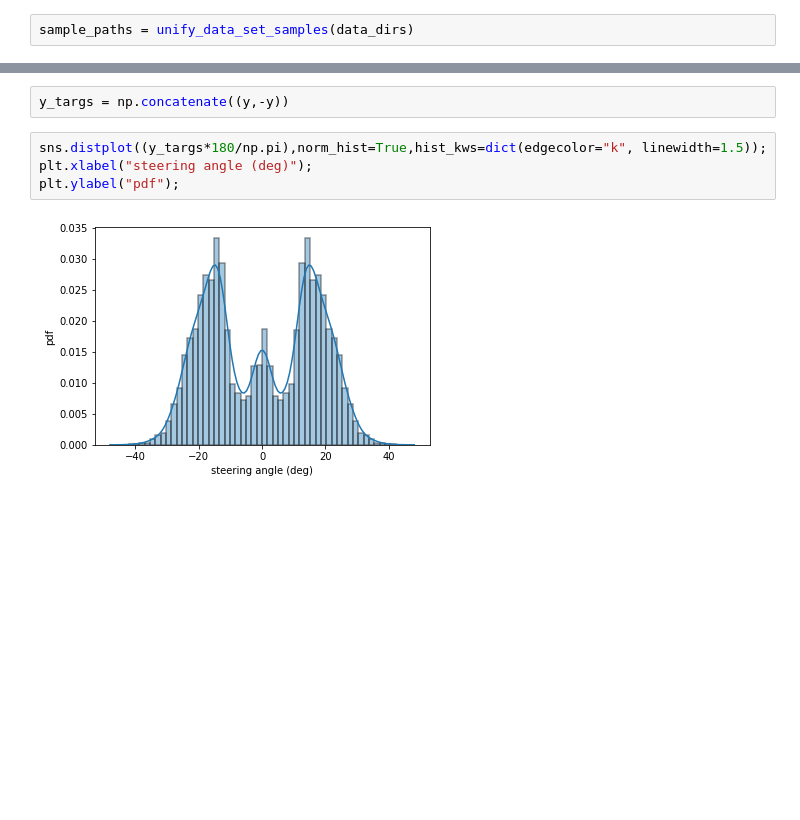
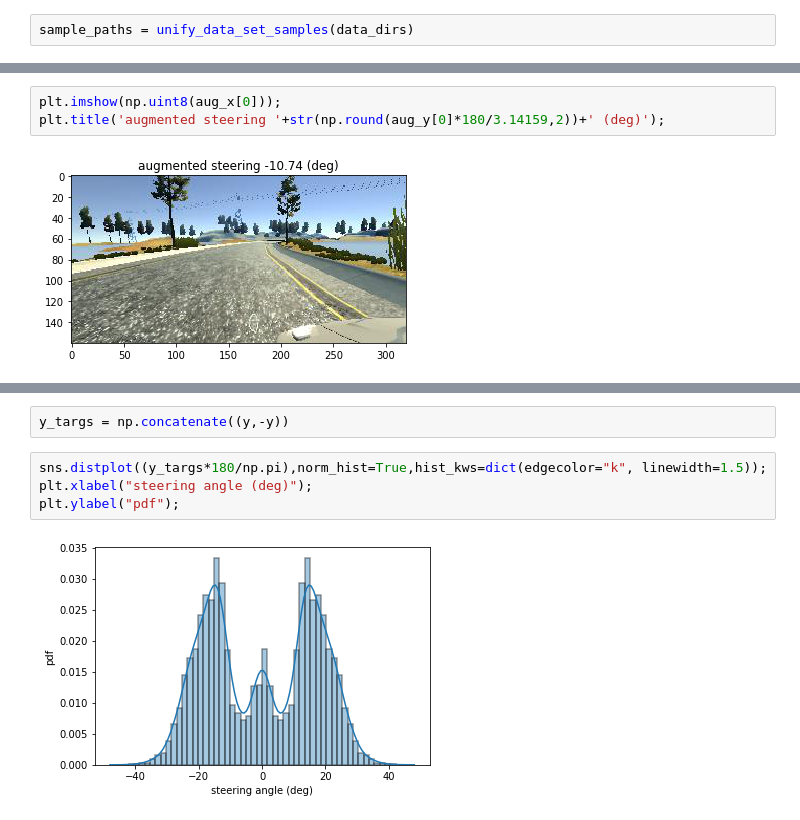
Before and after one commit to BVPhD/Udacity_SDC, a Jupyter notebook: COVNET_Behavioral_Cloning/Behavioral_Cloning.ipynb, the cells around one changed output, grey strips where cells are left out. Drawn from its saved outputs; the diff is of its cells as text; blank space fills up the shorter version.

```diff
--- a/COVNET_Behavioral_Cloning/Behavioral_Cloning.ipynb
+++ b/COVNET_Behavioral_Cloning/Behavioral_Cloning.ipynb
@@ -161,0 +214,5 @@ X.shape
+# %%
+plt.imshow(np.uint8(aug_x[0]));
+plt.title('augmented steering '+str(np.round(aug_y[0]*180/3.14159,2))+' (deg)');
+# %% [output]
+[figure, added]
```
Also changed, not shown: parts of 44 cells of this notebook, 4 other files.
